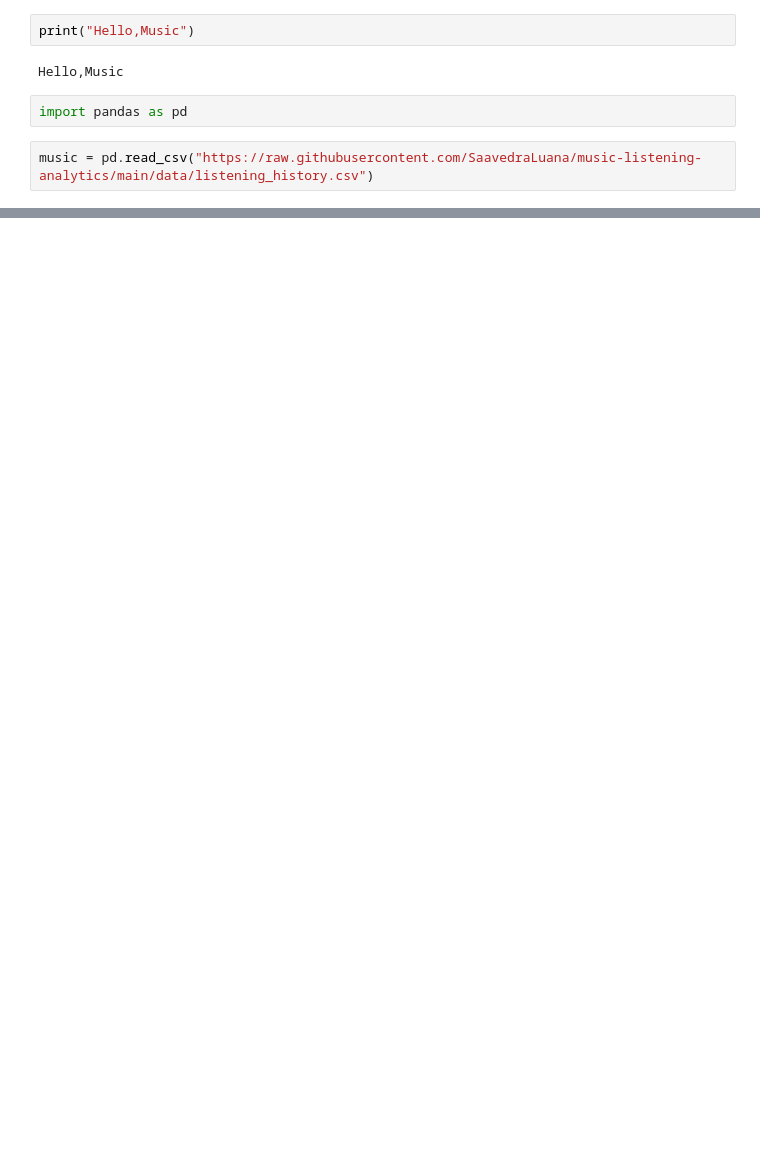
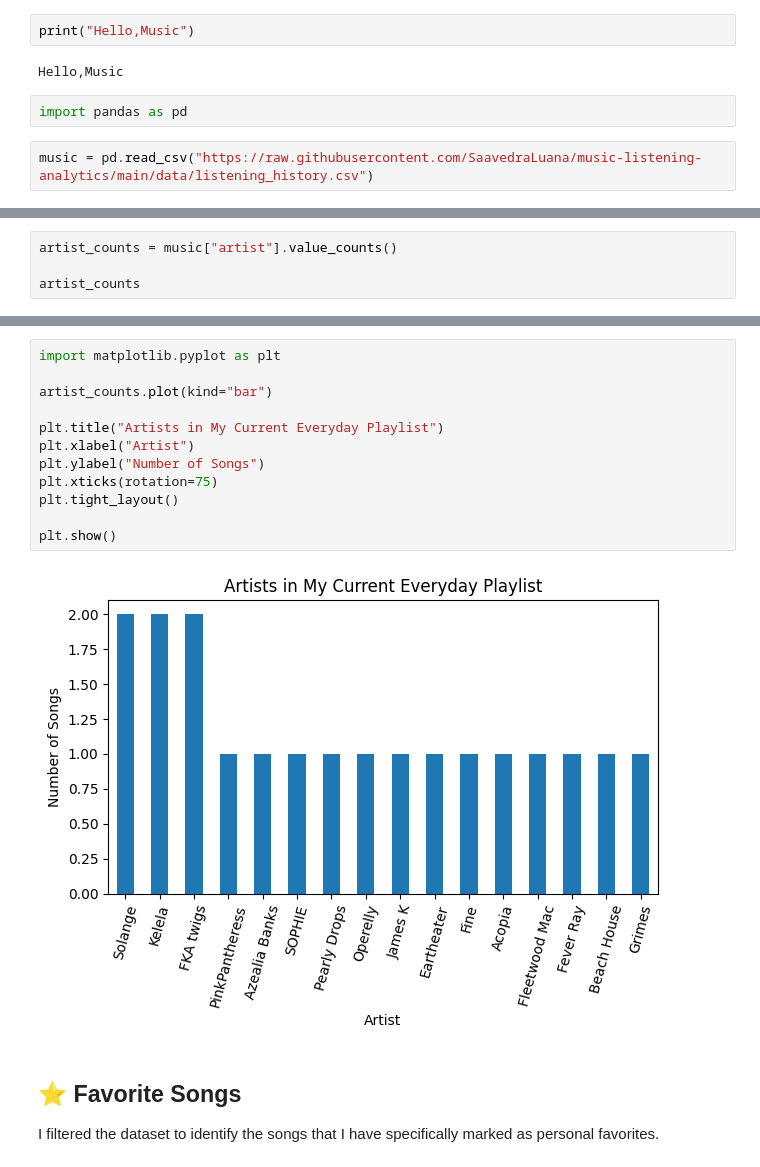
Before and after one commit to SaavedraLuana/music-listening-analytics, a Jupyter notebook: music_analysis.ipynb, the cells around one changed output, grey strips where cells are left out. Saved outputs shown, nothing was run; the diff lists cells and outputs as text; blank space fills up the shorter version.

Commit message:
Add playlist analysis and visualization

```diff
--- a/music_analysis.ipynb
+++ b/music_analysis.ipynb
@@ -41,0 +76,4 @@ dtype: int64
+# %%
+artist_counts = music["artist"].value_counts()
+
+artist_counts
@@ -41,0 +100,18 @@ dtype: int64
+# %%
+import matplotlib.pyplot as plt
+
+artist_counts.plot(kind="bar")
+
+plt.title("Artists in My Current Everyday Playlist")
+plt.xlabel("Artist")
+plt.ylabel("Number of Songs")
+plt.xticks(rotation=75)
+plt.tight_layout()
+
+plt.show()
+# %% [output]
+[figure, added]
+# %% [markdown]
+## ⭐ Favorite Songs
+
+I filtered the dataset to identify the songs that I have specifically marked as personal favorites.
```
Also changed, not shown: parts of 14 cells of this notebook.
